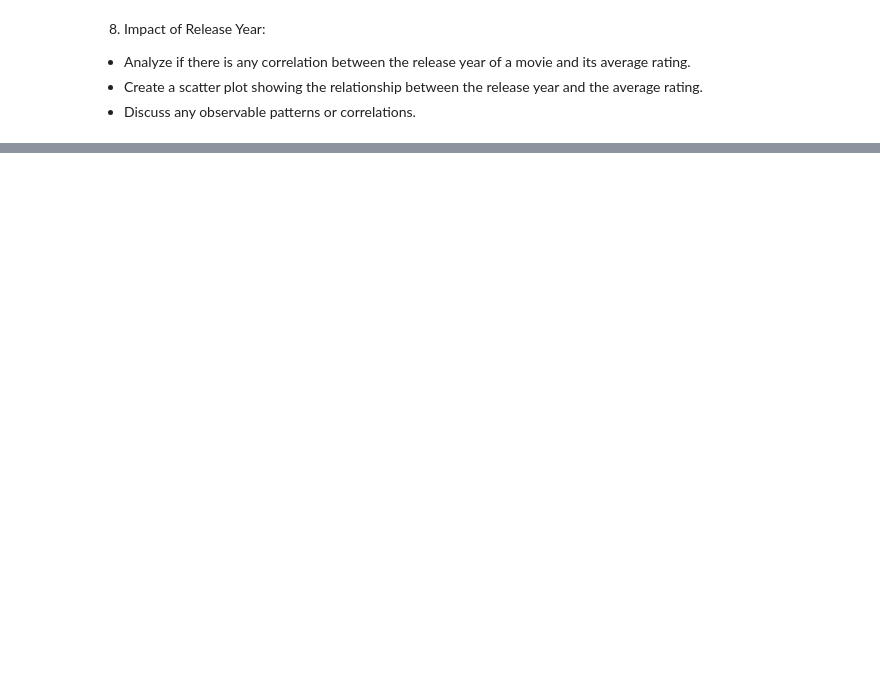
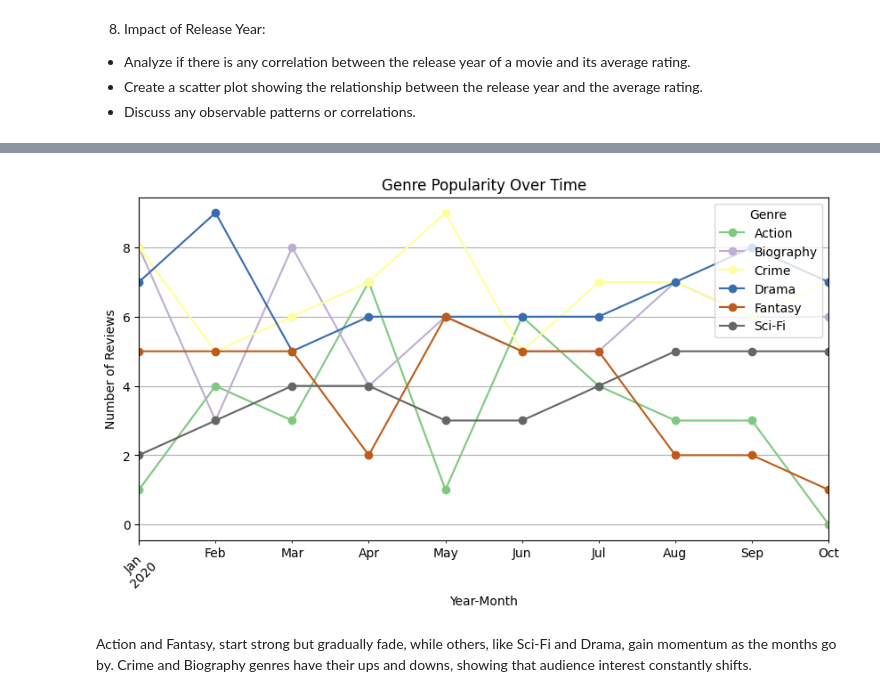
Before and after one commit to 0Londero/Tools.for.Data.Science, a Jupyter notebook: Lab 7 - Joining Data with Pandas/Lab07.ipynb, the cells around one changed output, grey strips where cells are left out. Saved outputs shown, nothing was run; the diff lists cells and outputs as text; code cells hidden in the pictures; blank space fills up the shorter version.

```diff
--- a/Lab 7 - Joining Data with Pandas/Lab07.ipynb
+++ b/Lab 7 - Joining Data with Pandas/Lab07.ipynb
@@ -253,0 +314,17 @@ movies_reviews["rating"].plot(kind="hist", bins=20, alpha=0.7, edgecolor="black"
+# %%
+genre_counts = movies_reviews.groupby(["year_month", "genre"]).size().unstack(fill_value=0)
+
+genre_counts.plot(kind="line", figsize=(10, 5), marker="o", colormap = 'Accent')
+
+plt.title("Genre Popularity Over Time")
+plt.xlabel("Year-Month")
+plt.ylabel("Number of Reviews")
+plt.legend(title="Genre", loc="upper right", bbox_to_anchor=(1, 1))
+plt.grid(True)
+plt.xticks(rotation=45)
+
+plt.show()
+# %% [output]
+[figure, added]
+# %% [markdown]
+Action and Fantasy, start strong but gradually fade, while others, like Sci-Fi and Drama, gain momentum as the months go by. Crime and Biography genres have their ups and downs, showing that audience interest constantly shifts.
```
Also changed, not shown: parts of 10 cells of this notebook.
